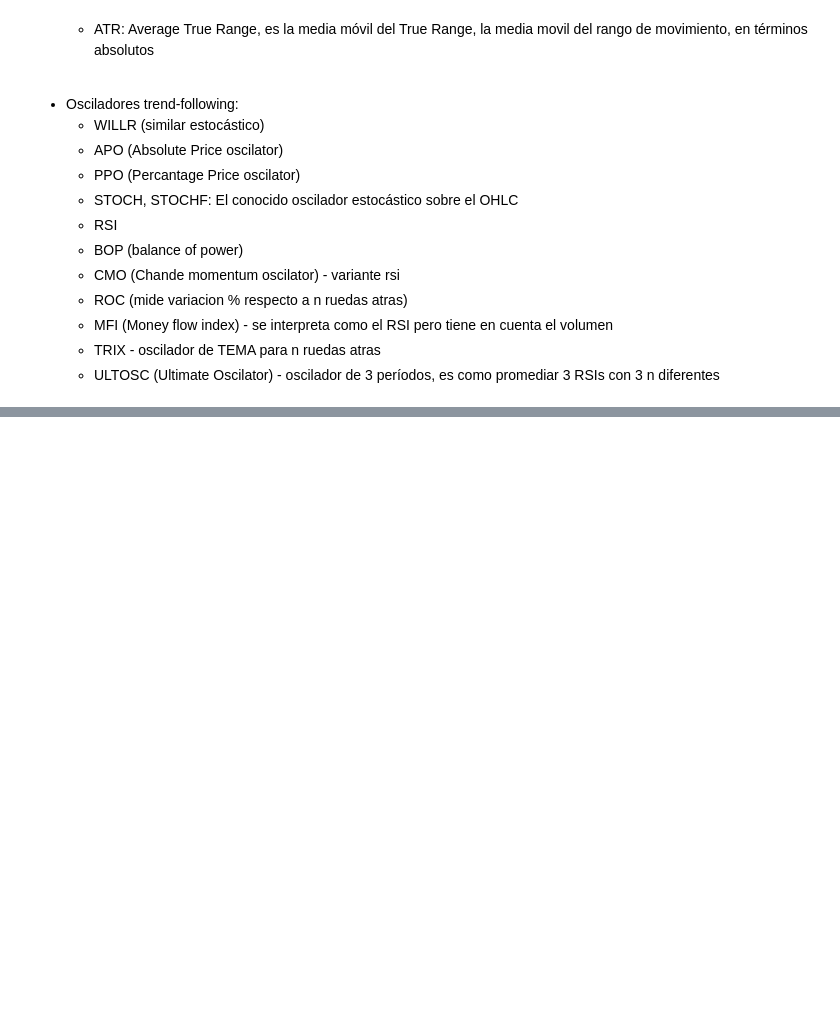
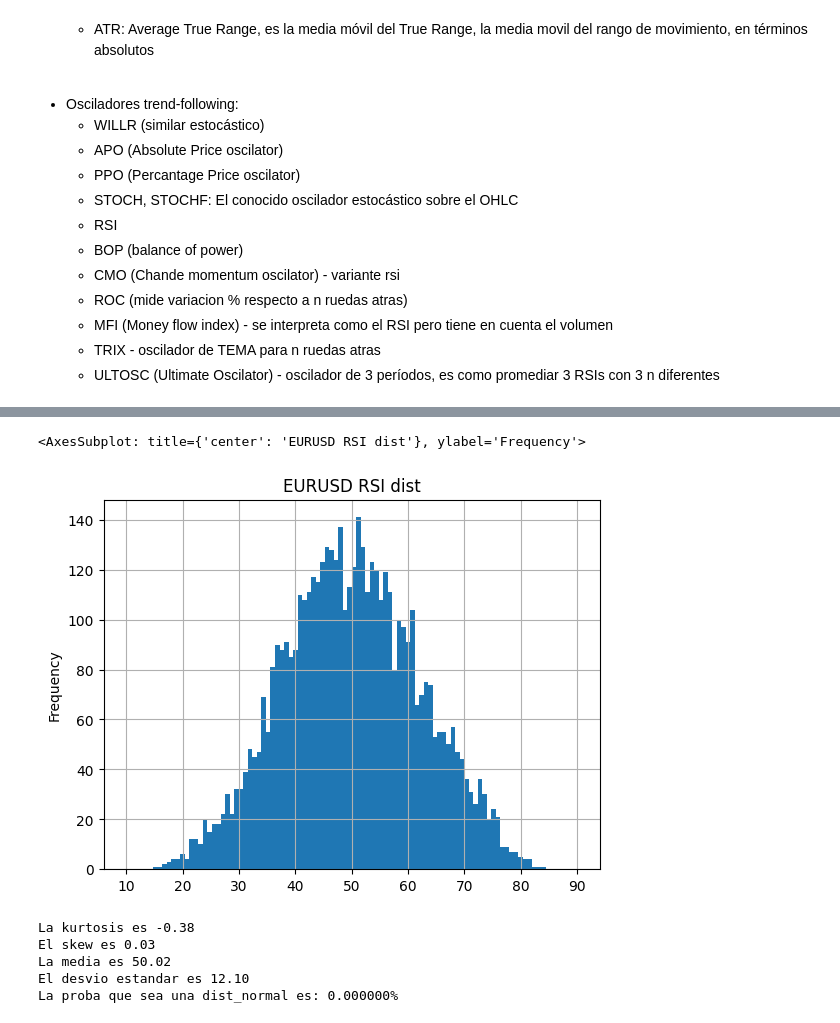
Before and after one commit to jackonedev/ZPRO_backtesting, a Jupyter notebook: quantitative_backtest-02.ipynb, the cells around one changed output, grey strips where cells are left out. Cells and saved outputs as stored; diff of their text form; code cells hidden in the pictures; blank space fills up the shorter version.

Commit message:
construccion indicadores - 2

```diff
--- a/quantitative_backtest-02.ipynb
+++ b/quantitative_backtest-02.ipynb
@@ -130,0 +166,20 @@ LISTA DE INDICADORES POR CATEGORIA:
+# %%
+## VISUALIZACION RSI - INDICADOR ACOTADO
+# help(ta.rsi)
+data.ta.rsi()
+data.ta.rsi().plot(kind='hist', grid=True, title="EURUSD RSI dist", bins=100, range=(10, 90));
+# %% [output]
+<AxesSubplot: title={'center': 'EURUSD RSI dist'}, ylabel='Frequency'>
+[figure, added]
+# %%
+print (f"La kurtosis es {data.ta.rsi().kurt():.2f}")
+print (f"El skew es {data.ta.rsi().skew():.2f}")
+print (f"La media es {data.ta.rsi().mean():.2f}")
+print (f"El desvio estandar es {data.ta.rsi().std():.2f}")
+print (f"La proba que sea una dist_normal es: {stats.normaltest(data.ta.rsi().dropna()).pvalue:.2%}")
+# %% [output]
+La kurtosis es -0.38
+El skew es 0.03
+La media es 50.02
+El desvio estandar es 12.10
+La proba que sea una dist_normal es: 0.000000%
```
Also changed, not shown: parts of 6 cells of this notebook, 3 other files.
